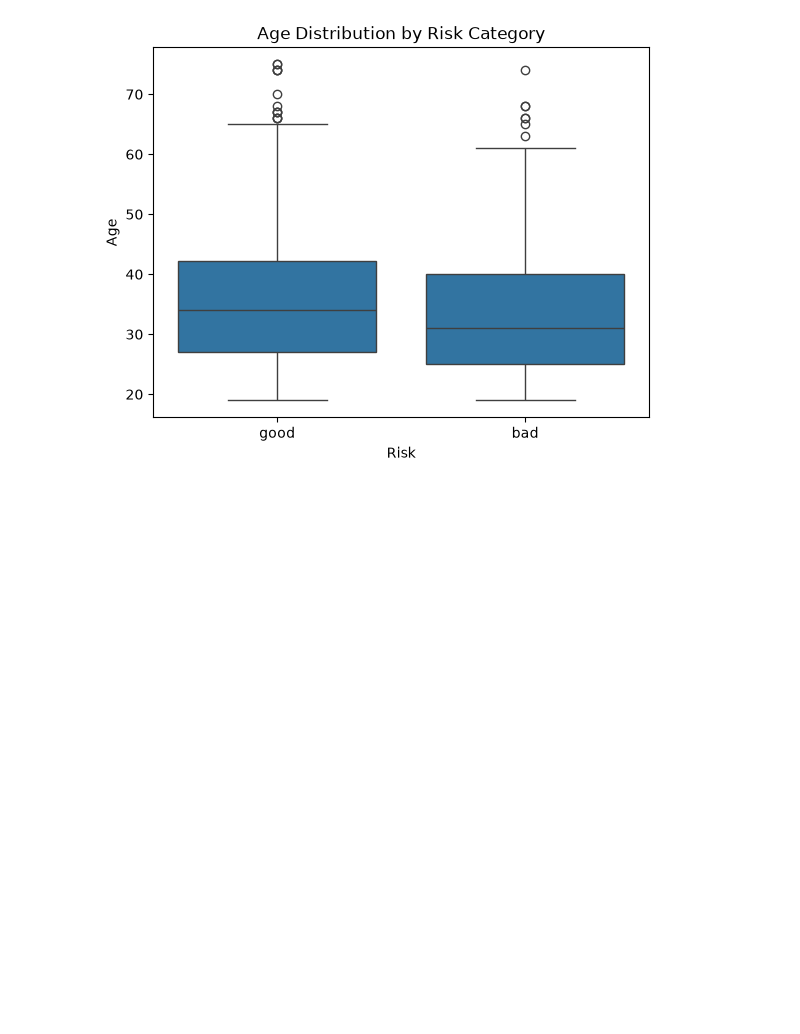
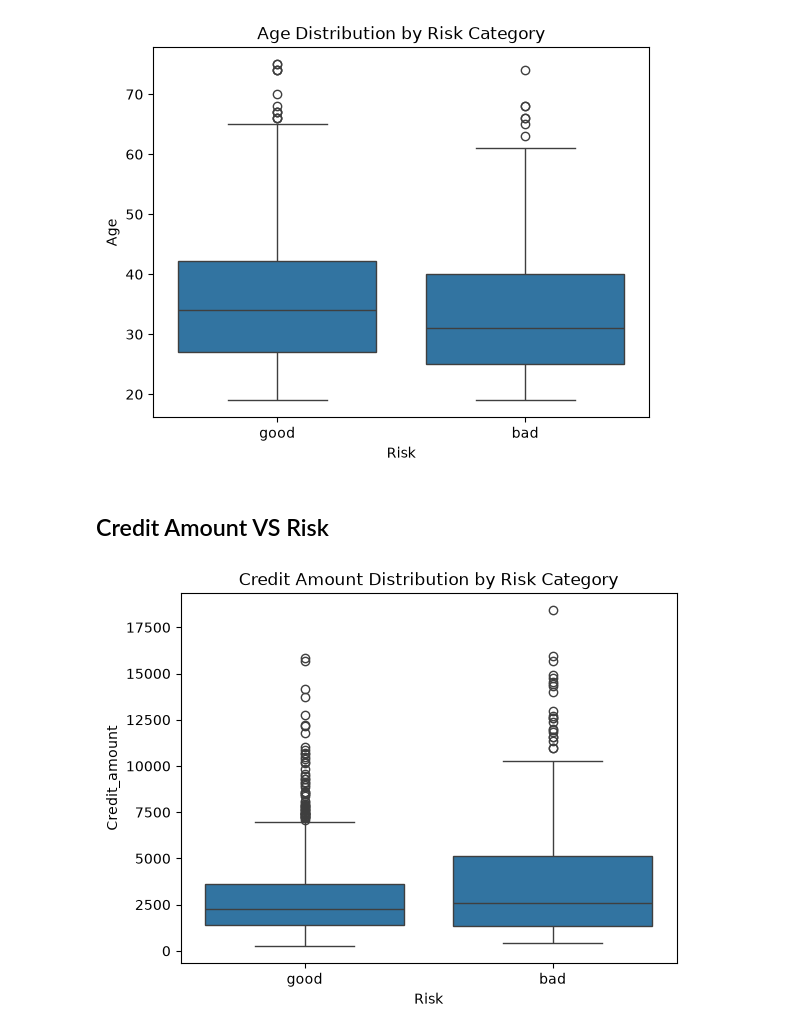
Before and after one commit to AishaMadiyahh/credit-risk-scorecard, a Jupyter notebook: exploration.ipynb, the cells around one changed output. Drawn from its saved outputs; the diff is of its cells as text; code cells hidden in the pictures; blank space fills up the shorter version.

Commit message:
Visual analysis, relationship between categories

```diff
--- a/exploration.ipynb
+++ b/exploration.ipynb
@@ -47,3 +47,11 @@ plt.title("Age Distribution by Risk Category")
 plt.show()
 # %% [output]
 [figure]
+# %% [markdown]
+## Credit Amount VS Risk
+# %%
+sns.boxplot(x="Risk", y="Credit_amount", data=df)
+plt.title("Credit Amount Distribution by Risk Category")
+plt.show()
+# %% [output]
+[figure, added]
```
